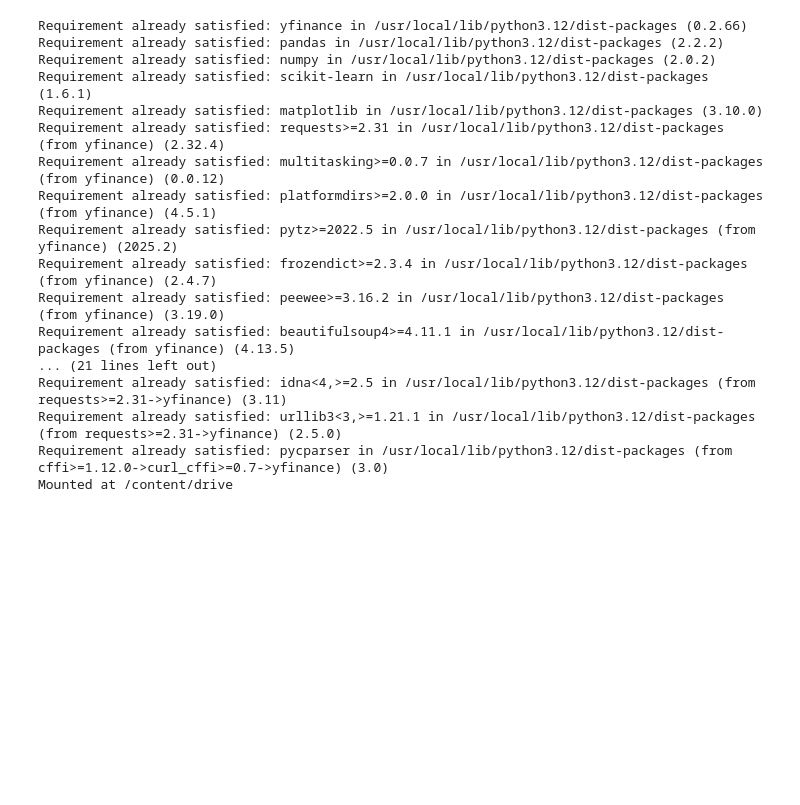
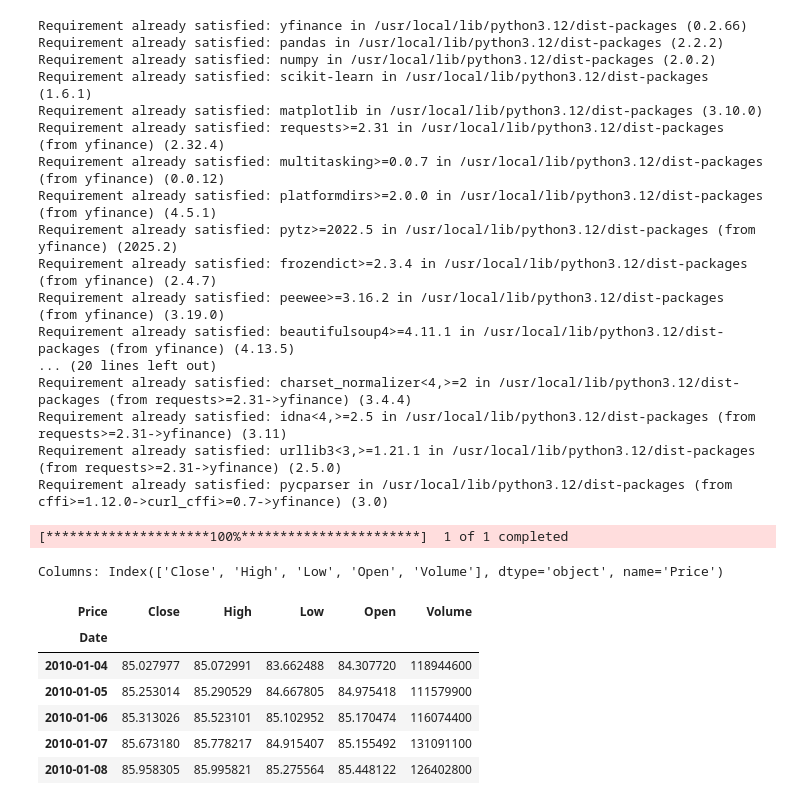
Before and after one commit to dhritiburugupalli/regime-adaptability, a Jupyter notebook: notebooks/regime_adaptability.ipynb, the cells around one changed output. Saved outputs shown, nothing was run; the diff lists cells and outputs as text; code cells hidden in the pictures; blank space fills up the shorter version.

```diff
--- a/notebooks/regime_adaptability.ipynb
+++ b/notebooks/regime_adaptability.ipynb
@@ -1,12 +1,8 @@
 # %% [markdown]
 <a href="https://colab.research.google.com/github/dhritiburugupalli/regime-adaptability/blob/main/notebooks/regime_adaptability.ipynb" target="_parent"><img src="https://colab.research.google.com/assets/colab-badge.svg" alt="Open In Colab"/></a>
 # %%
-# Imports yahoo finance data, pandas, numpy, skikit-learn, and matplotlib
+# Downloads yahoo finance data, pandas, numpy, skikit-learn, and matplotlib
 !pip install yfinance pandas numpy scikit-learn matplotlib
-
-# Saves files to Google Drive
-from google.colab import drive
-drive.mount('/content/drive')
 # %% [output]
 Requirement already satisfied: yfinance in /usr/local/lib/python3.12/dist-packages (0.2.66)
 Requirement already satisfied: pandas in /usr/local/lib/python3.12/dist-packages (2.2.2)
@@ -20,8 +16,8 @@ Requirement already satisfied: pytz>=2022.5 in /usr/local/lib/python3.12/dist-pa
 Requirement already satisfied: frozendict>=2.3.4 in /usr/local/lib/python3.12/dist-packages (from yfinance) (2.4.7)
 Requirement already satisfied: peewee>=3.16.2 in /usr/local/lib/python3.12/dist-packages (from yfinance) (3.19.0)
 Requirement already satisfied: beautifulsoup4>=4.11.1 in /usr/local/lib/python3.12/dist-packages (from yfinance) (4.13.5)
-... (21 lines left out)
+... (20 lines left out)
+Requirement already satisfied: charset_normalizer<4,>=2 in /usr/local/lib/python3.12/dist-packages (from requests>=2.31->yfinance) (3.4.4)
 Requirement already satisfied: idna<4,>=2.5 in /usr/local/lib/python3.12/dist-packages (from requests>=2.31->yfinance) (3.11)
 Requirement already satisfied: urllib3<3,>=1.21.1 in /usr/local/lib/python3.12/dist-packages (from requests>=2.31->yfinance) (2.5.0)
 Requirement already satisfied: pycparser in /usr/local/lib/python3.12/dist-packages (from cffi>=1.12.0->curl_cffi>=0.7->yfinance) (3.0)
-Mounted at /content/drive
@@ -27,0 +30,24 @@ Mounted at /content/drive
+# %%
+# Download SPY Data
+ticker = "SPY"
+start_date = "2010-01-01"
+
+df = yf.download(ticker, start=start_date)
+
+# flatten MultiIndex columns from yfinance
+if isinstance(df.columns, pd.MultiIndex):
+    df.columns = df.columns.get_level_values(0)
+
+print("Columns:", df.columns)
+
+df.head()
+# %% [output]
+[*********************100%***********************]  1 of 1 completed
+Columns: Index(['Close', 'High', 'Low', 'Open', 'Volume'], dtype='object', name='Price')
+| Price | Close | High | Low | Open | Volume |
+| Date |  |  |  |  |  |
+| 2010-01-04 | 85.027977 | 85.072991 | 83.662488 | 84.307720 | 118944600 |
+| 2010-01-05 | 85.253014 | 85.290529 | 84.667805 | 84.975418 | 111579900 |
+| 2010-01-06 | 85.313026 | 85.523101 | 85.102952 | 85.170474 | 116074400 |
+| 2010-01-07 | 85.673180 | 85.778217 | 84.915407 | 85.155492 | 131091100 |
+| 2010-01-08 | 85.958305 | 85.995821 | 85.275564 | 85.448122 | 126402800 |
```
Also changed, not shown: parts of 12 cells of this notebook.
